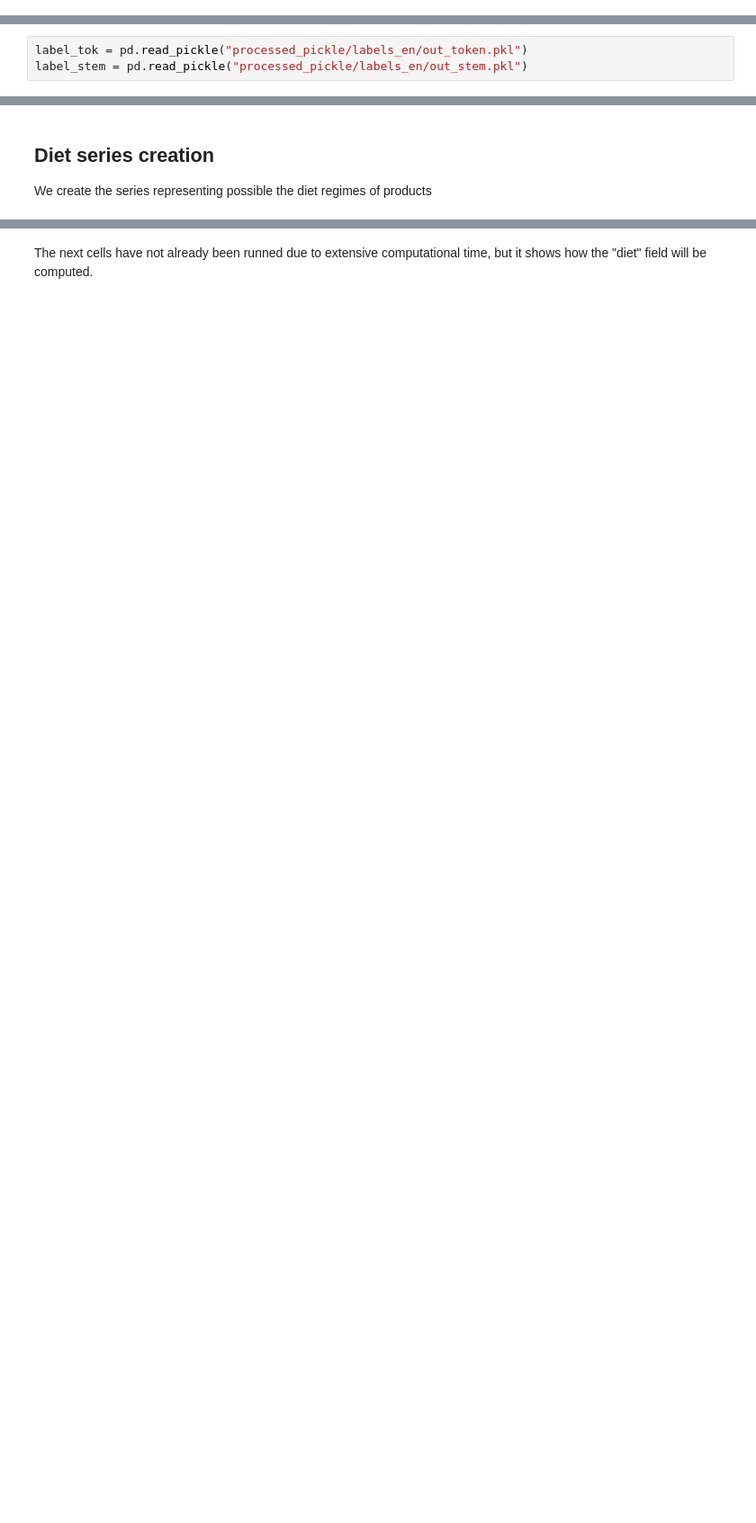
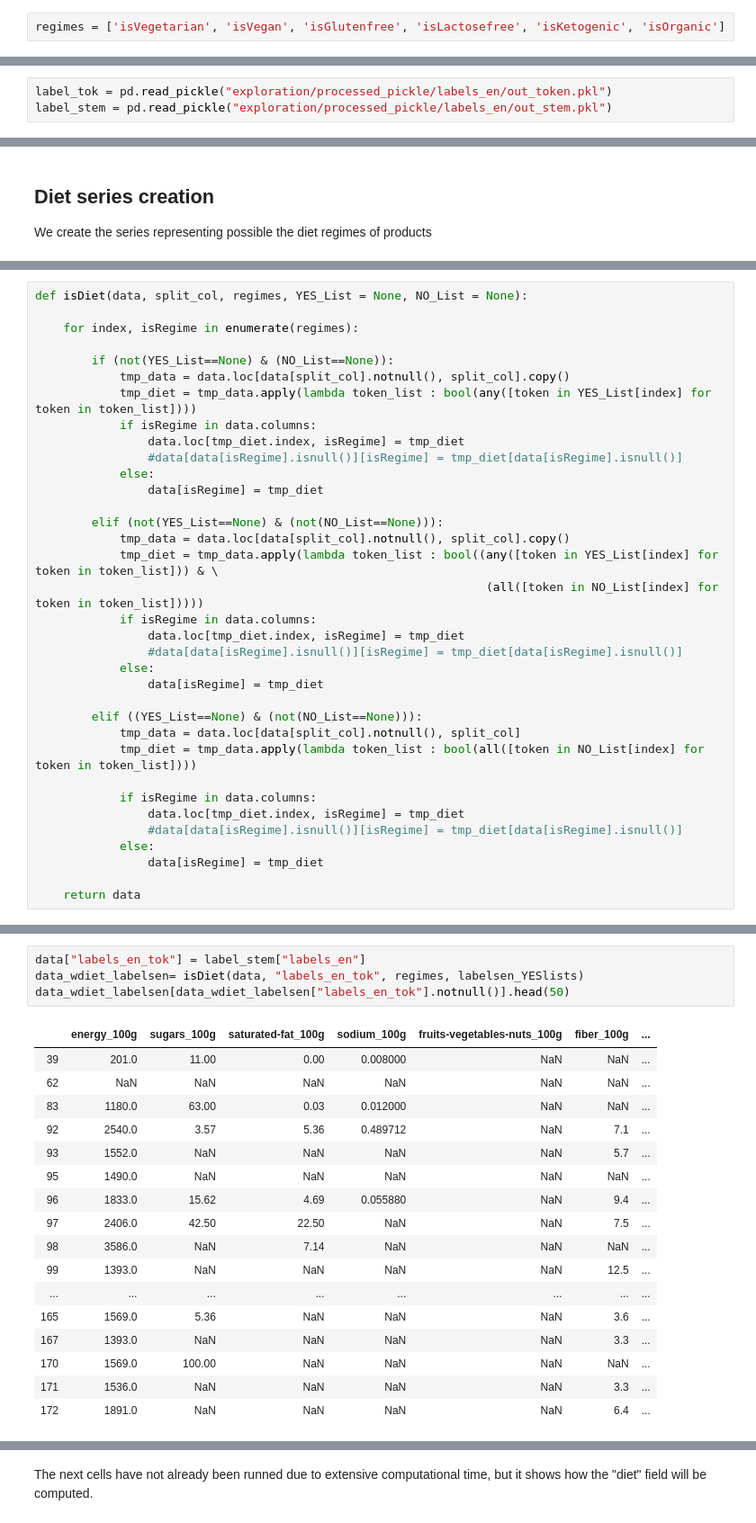
Before and after one commit to romi514/ProjectADA, a Jupyter notebook: project_tagADA.ipynb, the cells around one changed output, grey strips where cells are left out. Shown: that part at 90% size. Saved outputs shown, nothing was run; the diff lists cells and outputs as text; blank space fills up the shorter version.

Commit message:
Diet categorization using both labels_en and categories, but still need to manage integration of both result in the same df.

```diff
--- a/project_tagADA.ipynb
+++ b/project_tagADA.ipynb
@@ -983,3 +981,5 @@ regimes = ['vegetarian', 'vegan', 'glutenfree', 'lactosefree', 'ketogenic', 'org
+# %%
+regimes = ['isVegetarian', 'isVegan', 'isGlutenfree', 'isLactosefree', 'isKetogenic', 'isOrganic']
 # %%
 #Initialization needed to create a serie containing unauthorized items  for each of the diets
 unauthorized_categories = pd.Series(index = regimes).rename('unauthorized_categories')
@@ -1066,8 +1101,8 @@ tok_data = clean_data(data, column_to_clean, stop_words, tokenizer, wordnet_lemm
 #stemming --> good since it consider language
 stem_data = clean_data(data, column_to_clean, stop_words, tokenizer, wordnet_lemmatizer, saving=True, stemming=True, onlyEngStemmer=True)
 # %%
-label_tok = pd.read_pickle("processed_pickle/labels_en/out_token.pkl")
-label_stem = pd.read_pickle("processed_pickle/labels_en/out_stem.pkl")
+label_tok = pd.read_pickle("exploration/processed_pickle/labels_en/out_token.pkl")
+label_stem = pd.read_pickle("exploration/processed_pickle/labels_en/out_stem.pkl")
 # %% [markdown]
 ## Diet Dictionary for labels_en field
 
@@ -1184,0 +1206,35 @@ cleaned_fields["diet"] =  [["flexitarism"]]*len(cleaned_fields)
+# %%
+def isDiet(data, split_col, regimes, YES_List = None, NO_List = None):
+
+    for index, isRegime in enumerate(regimes):
+
+        if (not(YES_List==None) & (NO_List==None)):
+            tmp_data = data.loc[data[split_col].notnull(), split_col].copy()
+            tmp_diet = tmp_data.apply(lambda token_list : bool(any([token in YES_List[index] for token in token_list])))
+            if isRegime in data.columns:
+                data.loc[tmp_diet.index, isRegime] = tmp_diet
+                #data[data[isRegime].isnull()][isRegime] = tmp_diet[data[isRegime].isnull()]
+            else:
+                data[isRegime] = tmp_diet
+
+        elif (not(YES_List==None) & (not(NO_List==None))):
+            tmp_data = data.loc[data[split_col].notnull(), split_col].copy()
+            tmp_diet = tmp_data.apply(lambda token_list : bool((any([token in YES_List[index] for token in token_list])) & \
+                                                                (all([token in NO_List[index] for token in token_list]))))
+            if isRegime in data.columns:
+                data.loc[tmp_diet.index, isRegime] = tmp_diet
+                #data[data[isRegime].isnull()][isRegime] = tmp_diet[data[isRegime].isnull()]
+            else:
+                data[isRegime] = tmp_diet
+
+        elif ((YES_List==None) & (not(NO_List==None))):
+            tmp_data = data.loc[data[split_col].notnull(), split_col]
+            tmp_diet = tmp_data.apply(lambda token_list : bool(all([token in NO_List[index] for token in token_list])))
+
+            if isRegime in data.columns:
+                data.loc[tmp_diet.index, isRegime] = tmp_diet
+                #data[data[isRegime].isnull()][isRegime] = tmp_diet[data[isRegime].isnull()]
+            else:
+                data[isRegime] = tmp_diet
+
+    return data
@@ -1184,0 +1256,22 @@ cleaned_fields["diet"] =  [["flexitarism"]]*len(cleaned_fields)
+# %%
+data["labels_en_tok"] = label_stem["labels_en"]
+data_wdiet_labelsen= isDiet(data, "labels_en_tok", regimes, labelsen_YESlists)
+data_wdiet_labelsen[data_wdiet_labelsen["labels_en_tok"].notnull()].head(50)
+# %% [output]
+|  | energy_100g | sugars_100g | saturated-fat_100g | sodium_100g | fruits-vegetables-nuts_100g | fiber_100g | ... |
+| 39 | 201.0 | 11.00 | 0.00 | 0.008000 | NaN | NaN | ... |
+| 62 | NaN | NaN | NaN | NaN | NaN | NaN | ... |
+| 83 | 1180.0 | 63.00 | 0.03 | 0.012000 | NaN | NaN | ... |
+| 92 | 2540.0 | 3.57 | 5.36 | 0.489712 | NaN | 7.1 | ... |
+| 93 | 1552.0 | NaN | NaN | NaN | NaN | 5.7 | ... |
+| 95 | 1490.0 | NaN | NaN | NaN | NaN | NaN | ... |
+| 96 | 1833.0 | 15.62 | 4.69 | 0.055880 | NaN | 9.4 | ... |
+| 97 | 2406.0 | 42.50 | 22.50 | NaN | NaN | 7.5 | ... |
+| 98 | 3586.0 | NaN | 7.14 | NaN | NaN | NaN | ... |
+| 99 | 1393.0 | NaN | NaN | NaN | NaN | 12.5 | ... |
+| ... | ... | ... | ... | ... | ... | ... | ... |
+| 165 | 1569.0 | 5.36 | NaN | NaN | NaN | 3.6 | ... |
+| 167 | 1393.0 | NaN | NaN | NaN | NaN | 3.3 | ... |
+| 170 | 1569.0 | 100.00 | NaN | NaN | NaN | NaN | ... |
+| 171 | 1536.0 | NaN | NaN | NaN | NaN | 3.3 | ... |
+| 172 | 1891.0 | NaN | NaN | NaN | NaN | 6.4 | ... |
```
Also changed, not shown: parts of 23 cells of this notebook.
